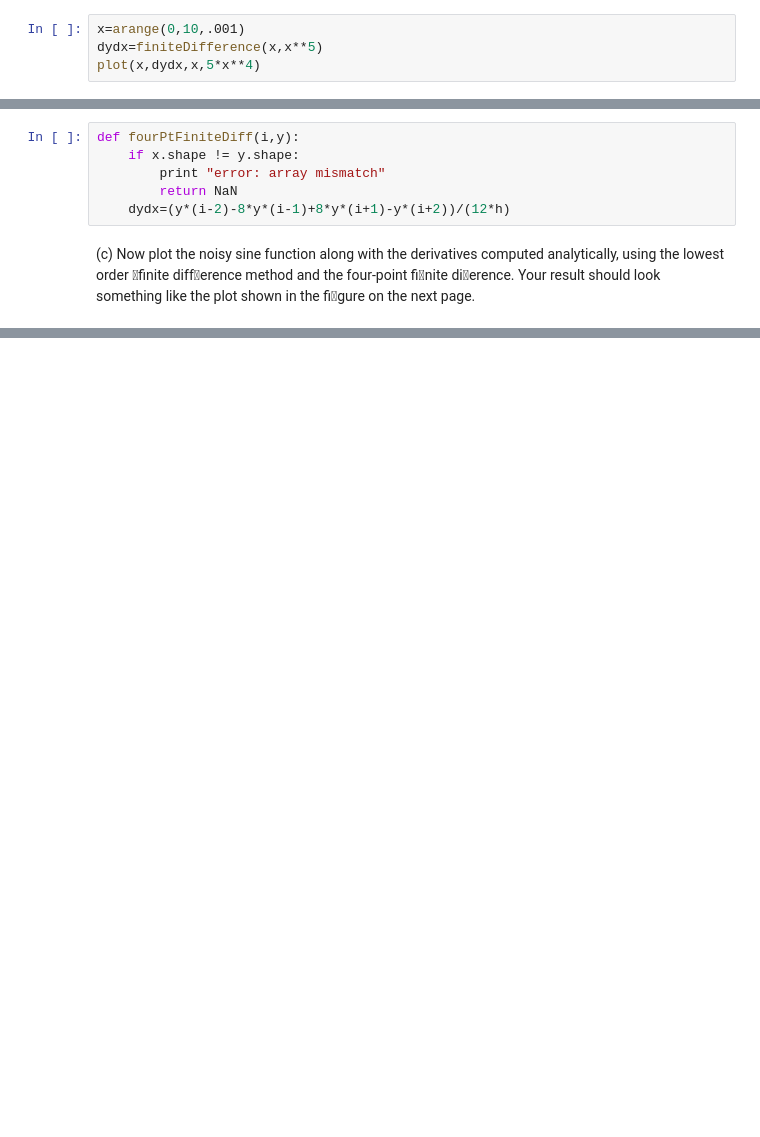
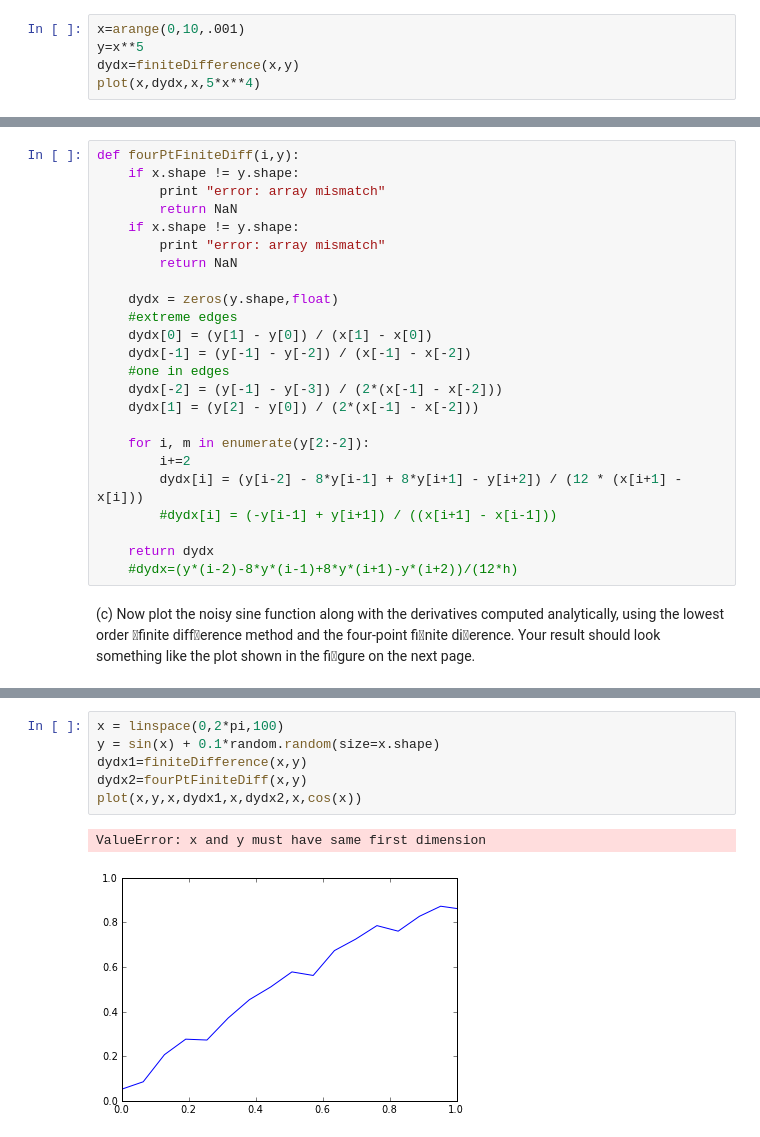
Before and after one commit to ersong/PHYS202-S13, a Jupyter notebook: Week4/InterpAndDiffEx3.ipynb, the cells around one changed output, grey strips where cells are left out. Drawn from its saved outputs; the diff is of its cells as text; blank space fills up the shorter version.

```diff
--- a/Week4/InterpAndDiffEx3.ipynb
+++ b/Week4/InterpAndDiffEx3.ipynb
@@ -112,7 +117,8 @@ NameError: name 'finiteDifference' is not defined
 (c) What is the accuracy of the result if you use a spacing of 0.001? (Plot the result)
 # %%
 x=arange(0,10,.001)
-dydx=finiteDifference(x,x**5)
+y=x**5
+dydx=finiteDifference(x,y)
 plot(x,dydx,x,5*x**4)
 # %% [output]
 ValueError: x and y must have same first dimension
@@ -158,11 +183,29 @@
 your finiteDifference() function). Create another function, fourPtFiniteDiff(x,y),
 that computes the derivative using the higher order method above. Test that it works for
 y = $x^5$ and plot the percent error from the analytical result.
-# %%
-def fourPtFiniteDiff(i,y):
-    if x.shape != y.shape:
-        print "error: array mismatch"
-        return NaN
-    dydx=(y*(i-2)-8*y*(i-1)+8*y*(i+1)-y*(i+2))/(12*h)
+# %%
+def fourPtFiniteDiff(i,y):
+    if x.shape != y.shape:
+        print "error: array mismatch"
+        return NaN
+    if x.shape != y.shape:
+        print "error: array mismatch"
+        return NaN
+
+    dydx = zeros(y.shape,float)
+    #extreme edges
+    dydx[0] = (y[1] - y[0]) / (x[1] - x[0])
+    dydx[-1] = (y[-1] - y[-2]) / (x[-1] - x[-2])
+    #one in edges
+    dydx[-2] = (y[-1] - y[-3]) / (2*(x[-1] - x[-2]))
+    dydx[1] = (y[2] - y[0]) / (2*(x[-1] - x[-2]))
+
+    for i, m in enumerate(y[2:-2]):
+        i+=2
+        dydx[i] = (y[i-2] - 8*y[i-1] + 8*y[i+1] - y[i+2]) / (12 * (x[i+1] - x[i]))
+        #dydx[i] = (-y[i-1] + y[i+1]) / ((x[i+1] - x[i-1]))
+
+    return dydx
+    #dydx=(y*(i-2)-8*y*(i-1)+8*y*(i+1)-y*(i+2))/(12*h)
 # %% [markdown]
 (c) Now plot the noisy sine function along with the derivatives computed analytically, using
@@ -174,0 +214,9 @@
+# %%
+x = linspace(0,2*pi,100)
+y = sin(x) + 0.1*random.random(size=x.shape)
+dydx1=finiteDifference(x,y)
+dydx2=fourPtFiniteDiff(x,y)
+plot(x,y,x,dydx1,x,dydx2,x,cos(x))
+# %% [output]
+ValueError: x and y must have same first dimension
+[figure, added]
```
Also changed, not shown: parts of 9 cells of this notebook.
